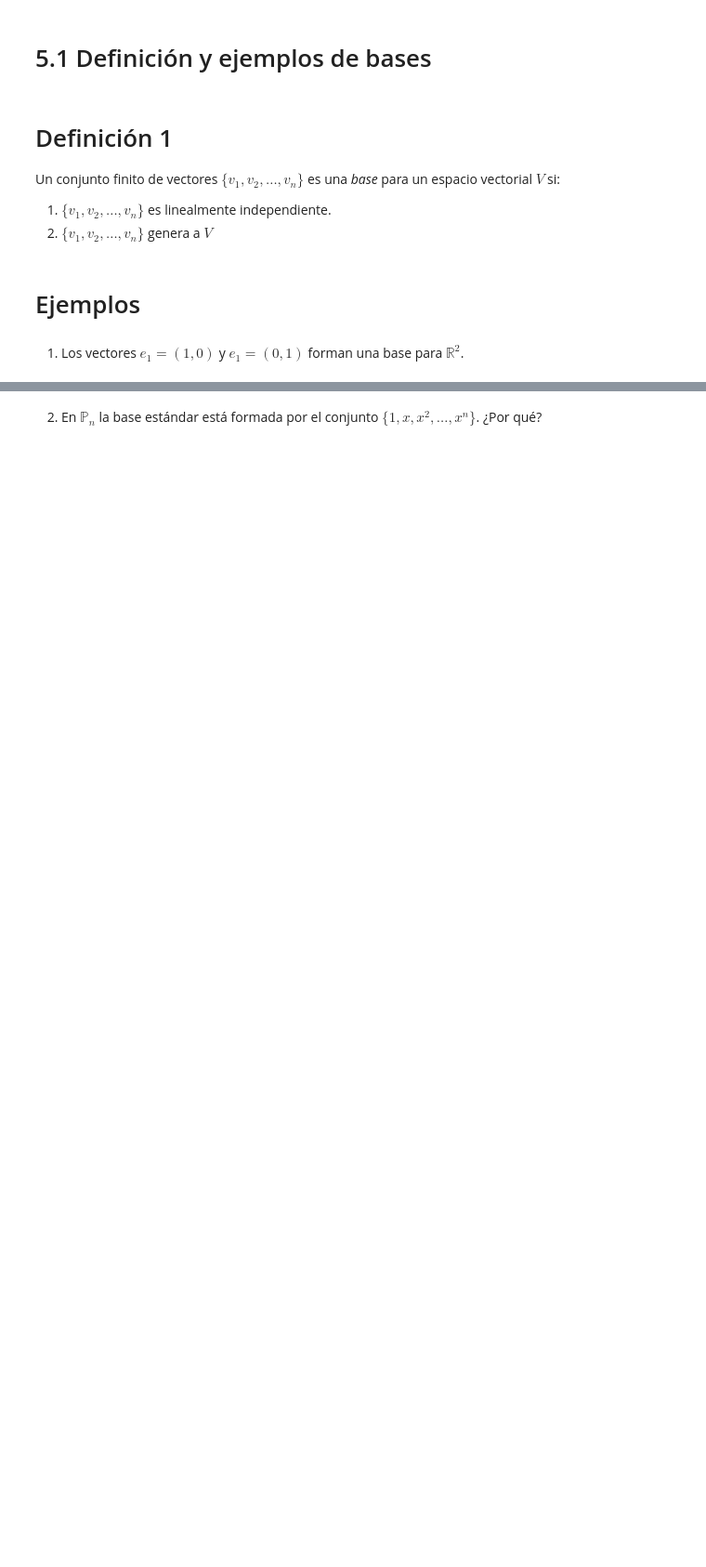
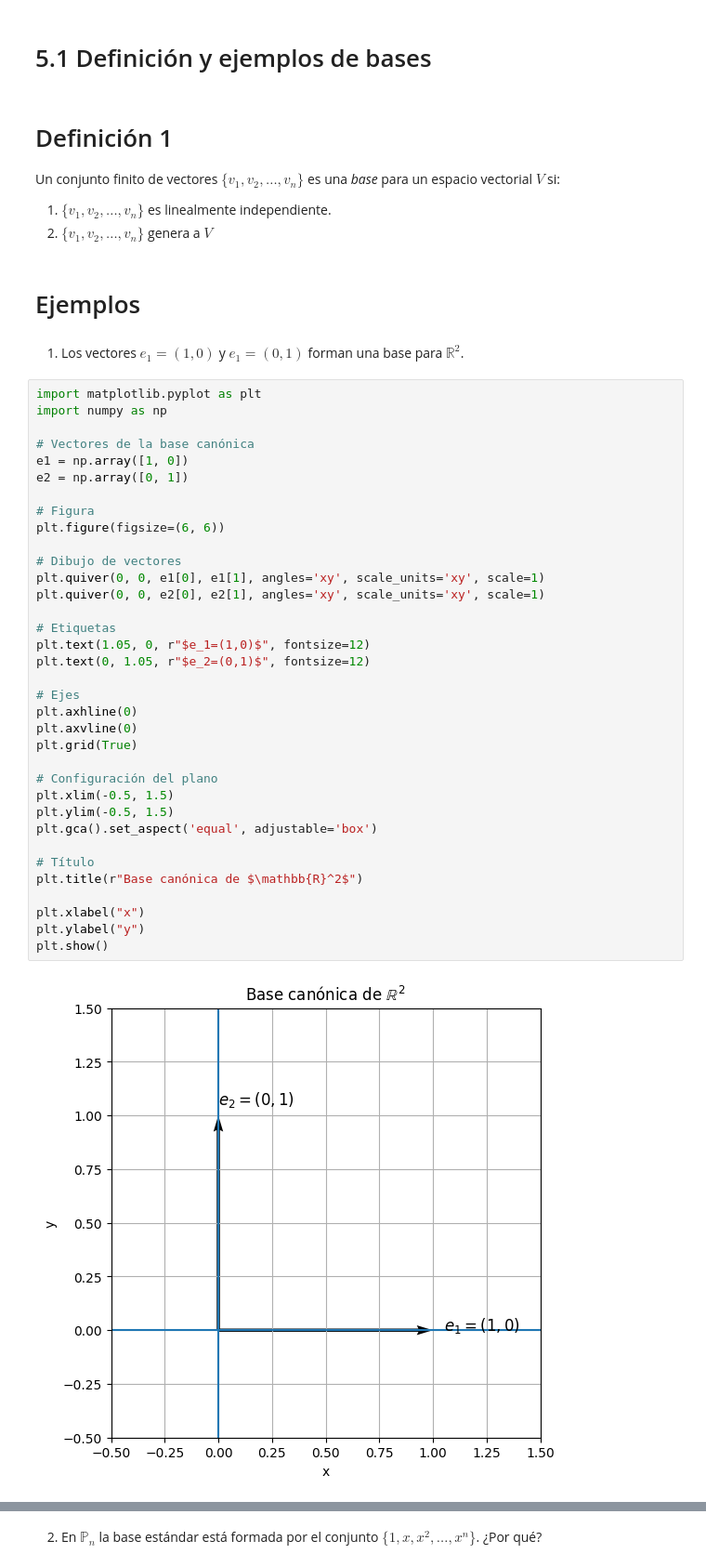
Before and after one commit to marco-canas/linear_algebra, a Jupyter notebook: 3_clases_segun_clara_mejia_laverde/1_cap/5_modulo/5_modulo.ipynb, the cells around one changed output, grey strips where cells are left out. Shown at 93% size. Cells and saved outputs as stored; diff of their text form; blank space fills up the shorter version.

```diff
--- a/3_clases_segun_clara_mejia_laverde/1_cap/5_modulo/5_modulo.ipynb
+++ b/3_clases_segun_clara_mejia_laverde/1_cap/5_modulo/5_modulo.ipynb
@@ -159,3 +229,40 @@ Un conjunto finito de vectores $\{v_{1}, v_{2}, \ldots, v_{n}\}$ es una *base* p
 # Ejemplos
 # %% [markdown]
 1. Los vectores $e_{1} = (1,0)$ y $e_{1} = (0,1)$ forman una base para $\mathbb{R}^{2}$.
+# %%
+import matplotlib.pyplot as plt
+import numpy as np
+
+# Vectores de la base canónica
+e1 = np.array([1, 0])
+e2 = np.array([0, 1])
+
+# Figura
+plt.figure(figsize=(6, 6))
+
+# Dibujo de vectores
+plt.quiver(0, 0, e1[0], e1[1], angles='xy', scale_units='xy', scale=1)
+plt.quiver(0, 0, e2[0], e2[1], angles='xy', scale_units='xy', scale=1)
+
+# Etiquetas
+plt.text(1.05, 0, r"$e_1=(1,0)$", fontsize=12)
+plt.text(0, 1.05, r"$e_2=(0,1)$", fontsize=12)
+
+# Ejes
+plt.axhline(0)
+plt.axvline(0)
+plt.grid(True)
+
+# Configuración del plano
+plt.xlim(-0.5, 1.5)
+plt.ylim(-0.5, 1.5)
+plt.gca().set_aspect('equal', adjustable='box')
+
+# Título
+plt.title(r"Base canónica de $\mathbb{R}^2$")
+
+plt.xlabel("x")
+plt.ylabel("y")
+plt.show()
+# %% [output]
+[figure, added]
```
Also changed, not shown: parts of 83 cells of this notebook, 1 other file.
